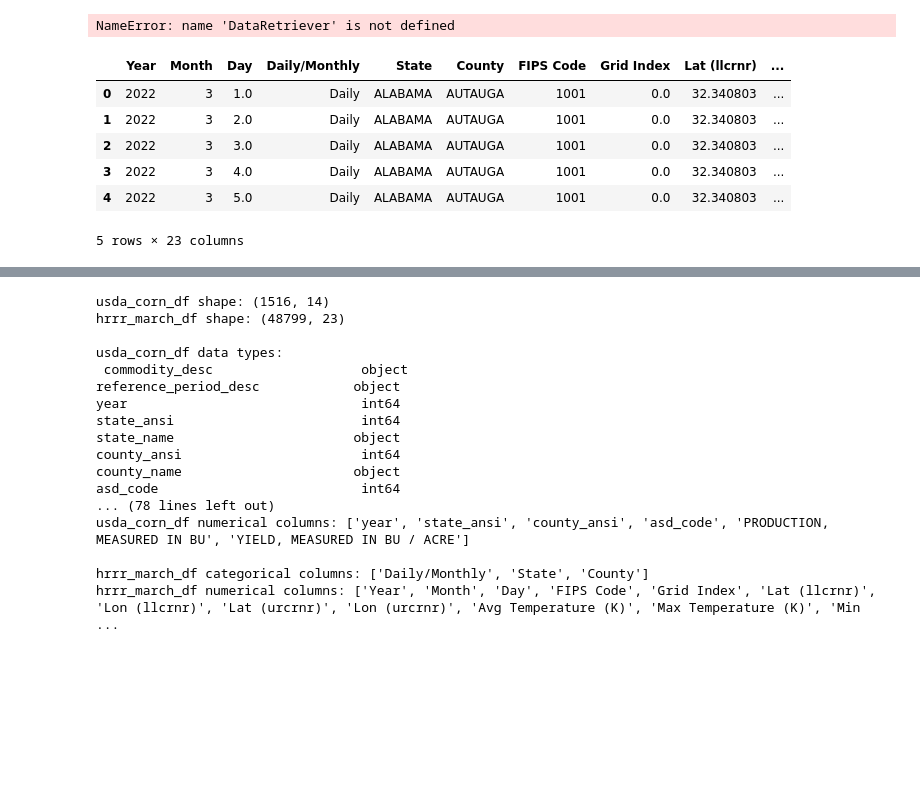
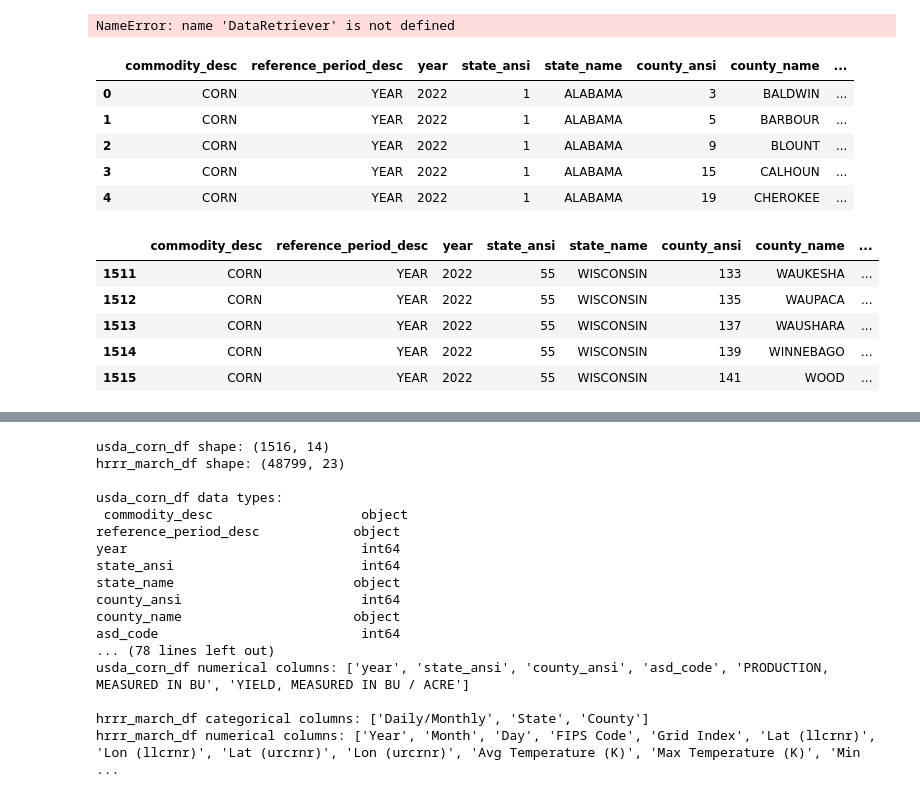
Before and after one commit to Rmot1202/Cropnet, a Jupyter notebook: Untitled-1.ipynb, the cells around one changed output, grey strips where cells are left out. Cells and saved outputs as stored; diff of their text form; code cells hidden in the pictures; blank space fills up the shorter version.

```diff
--- a/Untitled-1.ipynb
+++ b/Untitled-1.ipynb
@@ -117,14 +117,20 @@ usda_corn_df = pd.read_csv(usda_corn_path)
 hrrr_march_path = '/Users/RavenMott1/Downloads/Cropnet/data/New Folder With Items/WRF-HRRR Computed Dataset 7/data/2022/AL/HRRR_01_AL_2022-03.csv'
 hrrr_march_df = pd.read_csv(hrrr_march_path)
 # %%
-# Display the first few rows of each DataFrame
 usda_corn_df.head()
-hrrr_march_df.head()
 # %% [output]
-|  | Year | Month | Day | Daily/Monthly | State | County | FIPS Code | Grid Index | Lat (llcrnr) | ... |
-| 0 | 2022 | 3 | 1.0 | Daily | ALABAMA | AUTAUGA | 1001 | 0.0 | 32.340803 | ... |
-| 1 | 2022 | 3 | 2.0 | Daily | ALABAMA | AUTAUGA | 1001 | 0.0 | 32.340803 | ... |
-| 2 | 2022 | 3 | 3.0 | Daily | ALABAMA | AUTAUGA | 1001 | 0.0 | 32.340803 | ... |
-| 3 | 2022 | 3 | 4.0 | Daily | ALABAMA | AUTAUGA | 1001 | 0.0 | 32.340803 | ... |
-| 4 | 2022 | 3 | 5.0 | Daily | ALABAMA | AUTAUGA | 1001 | 0.0 | 32.340803 | ... |
+|  | commodity_desc | reference_period_desc | year | state_ansi | state_name | county_ansi | county_name | ... |
+| 0 | CORN | YEAR | 2022 | 1 | ALABAMA | 3 | BALDWIN | ... |
+| 1 | CORN | YEAR | 2022 | 1 | ALABAMA | 5 | BARBOUR | ... |
+| 2 | CORN | YEAR | 2022 | 1 | ALABAMA | 9 | BLOUNT | ... |
+| 3 | CORN | YEAR | 2022 | 1 | ALABAMA | 15 | CALHOUN | ... |
+| 4 | CORN | YEAR | 2022 | 1 | ALABAMA | 19 | CHEROKEE | ... |
-5 rows × 23 columns
+# %%
+usda_corn_df.tail()
+# %% [output]
+|  | commodity_desc | reference_period_desc | year | state_ansi | state_name | county_ansi | county_name | ... |
+| 1511 | CORN | YEAR | 2022 | 55 | WISCONSIN | 133 | WAUKESHA | ... |
+| 1512 | CORN | YEAR | 2022 | 55 | WISCONSIN | 135 | WAUPACA | ... |
+| 1513 | CORN | YEAR | 2022 | 55 | WISCONSIN | 137 | WAUSHARA | ... |
+| 1514 | CORN | YEAR | 2022 | 55 | WISCONSIN | 139 | WINNEBAGO | ... |
+| 1515 | CORN | YEAR | 2022 | 55 | WISCONSIN | 141 | WOOD | ... |
```
Also changed, not shown: parts of 3 cells of this notebook.
